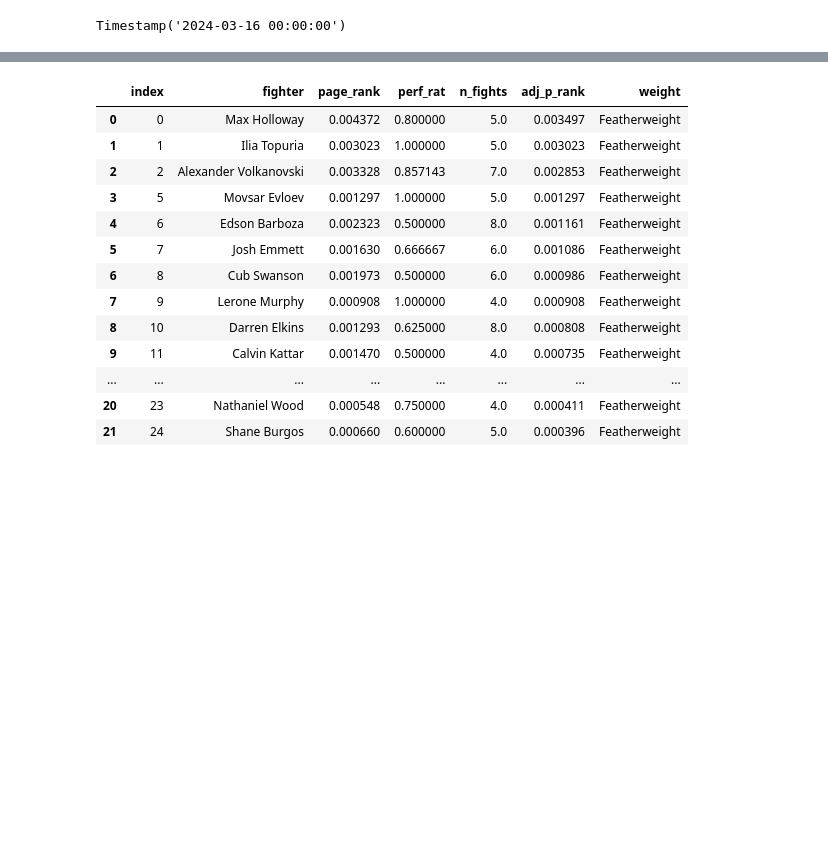
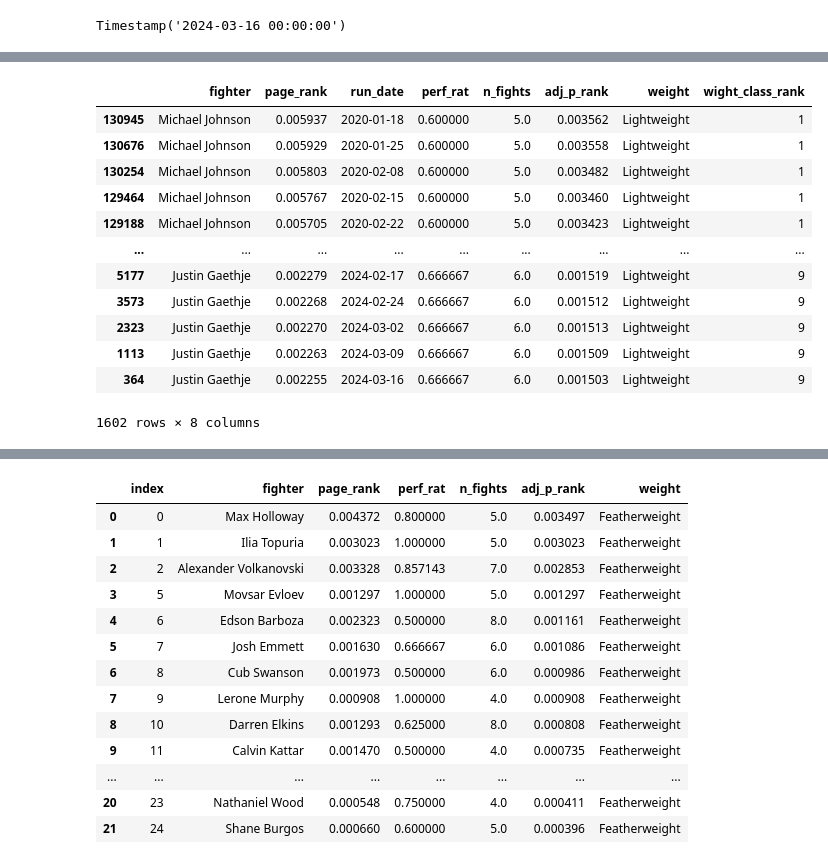
Before and after one commit to zarreh/mma_ranking, a Jupyter notebook: UFC_ranking/UFC_ranking.ipynb, the cells around one changed output, grey strips where cells are left out. Drawn from its saved outputs; the diff is of its cells as text; code cells hidden in the pictures; blank space fills up the shorter version.

```diff
--- a/UFC_ranking/UFC_ranking.ipynb
+++ b/UFC_ranking/UFC_ranking.ipynb
@@ -407,3 +445,22 @@ df_long[df_long["fighter"] == "Marlon Vera"]
+# %%
+_df = df_long[
+    (df_long["weight"].str.contains("Lightweight")) & (df_long["wight_class_rank"] < 10)
+].sort_values(["wight_class_rank", "run_date"])
+_df
+# %% [output]
+|  | fighter | page_rank | run_date | perf_rat | n_fights | adj_p_rank | weight | wight_class_rank |
+| 130945 | Michael Johnson | 0.005937 | 2020-01-18 | 0.600000 | 5.0 | 0.003562 | Lightweight | 1 |
+| 130676 | Michael Johnson | 0.005929 | 2020-01-25 | 0.600000 | 5.0 | 0.003558 | Lightweight | 1 |
+| 130254 | Michael Johnson | 0.005803 | 2020-02-08 | 0.600000 | 5.0 | 0.003482 | Lightweight | 1 |
+| 129464 | Michael Johnson | 0.005767 | 2020-02-15 | 0.600000 | 5.0 | 0.003460 | Lightweight | 1 |
+| 129188 | Michael Johnson | 0.005705 | 2020-02-22 | 0.600000 | 5.0 | 0.003423 | Lightweight | 1 |
+| ... | ... | ... | ... | ... | ... | ... | ... | ... |
+| 5177 | Justin Gaethje | 0.002279 | 2024-02-17 | 0.666667 | 6.0 | 0.001519 | Lightweight | 9 |
+| 3573 | Justin Gaethje | 0.002268 | 2024-02-24 | 0.666667 | 6.0 | 0.001512 | Lightweight | 9 |
+| 2323 | Justin Gaethje | 0.002270 | 2024-03-02 | 0.666667 | 6.0 | 0.001513 | Lightweight | 9 |
+| 1113 | Justin Gaethje | 0.002263 | 2024-03-09 | 0.666667 | 6.0 | 0.001509 | Lightweight | 9 |
+| 364 | Justin Gaethje | 0.002255 | 2024-03-16 | 0.666667 | 6.0 | 0.001503 | Lightweight | 9 |
+1602 rows × 8 columns
 # %%
 # df_w_rank_all[(df_w_rank_all['n_fights']>1)].to_csv('w_ranking.csv')
 df_w_rank_all.to_csv("w_ranking.csv")
```
Also changed, not shown: parts of 13 cells of this notebook, 3 other files.
